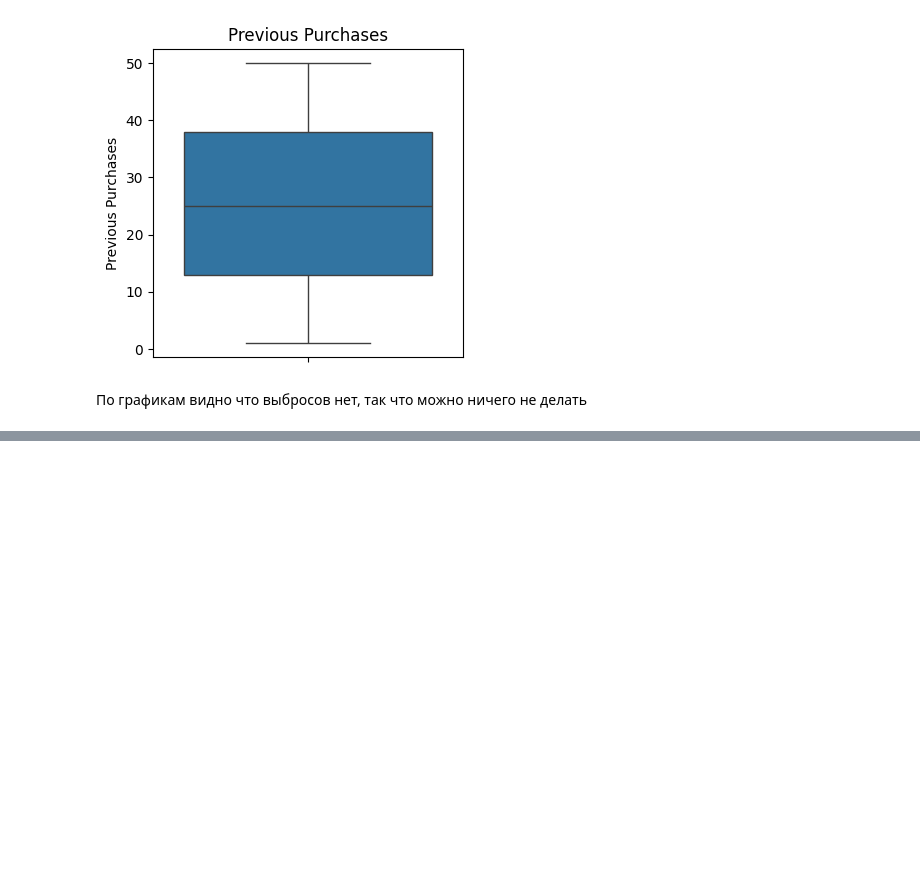
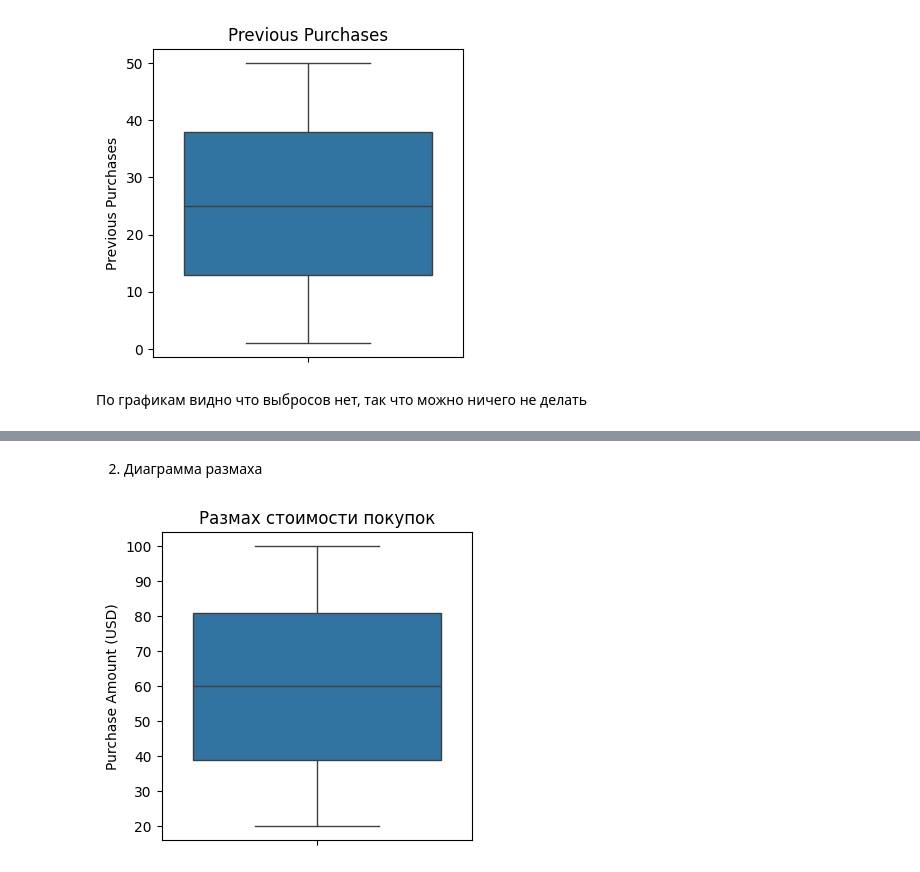
Before and after one commit to IvanPanirovskiy/Shopping_Behavior, a Jupyter notebook: Shopping_Behavior.ipynb, the cells around one changed output, grey strips where cells are left out. Cells and saved outputs as stored; diff of their text form; code cells hidden in the pictures; blank space fills up the shorter version.

```diff
--- a/Shopping_Behavior.ipynb
+++ b/Shopping_Behavior.ipynb
@@ -103,0 +187,9 @@ for col in numeric_cols:
+# %% [markdown]
+2. Диаграмма размаха
+# %%
+plt.figure(figsize=(4, 4))
+sns.boxplot(data=df, y='Purchase Amount (USD)')
+plt.title("Размах стоимости покупок")
+plt.show()
+# %% [output]
+[figure, added]
```
Also changed, not shown: parts of 29 cells of this notebook.
